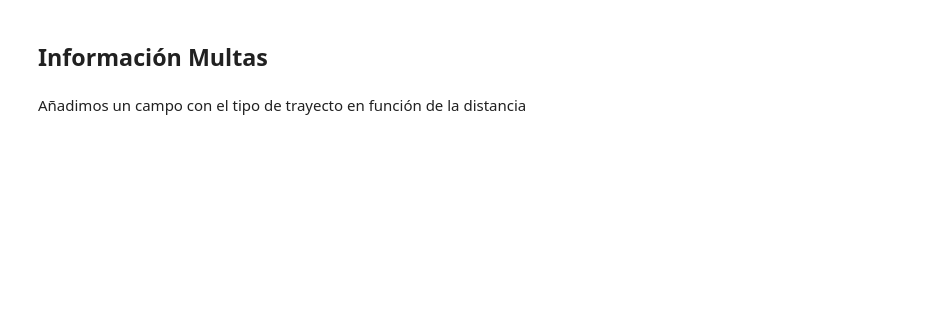
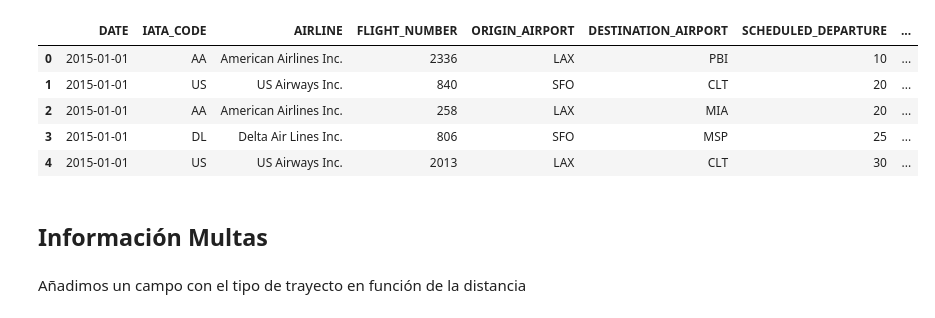
Before and after one commit to inesgfortis/Aircraft_Delays_Analysis, a Jupyter notebook: AnálisisMultas.ipynb, the cells around one changed output. Drawn from its saved outputs; the diff is of its cells as text; code cells hidden in the pictures; blank space fills up the shorter version.

```diff
--- a/AnálisisMultas.ipynb
+++ b/AnálisisMultas.ipynb
@@ -7,9 +28,20 @@ import seaborn as sns
 # %%
-df = pd.read_csv("flightsCleaned.csv")
-# Poner la fecha de tipo datetime
+# Añadimos el FlightNum como variable categórica
+df['FLIGHT_NUMBER']=df['FLIGHT_NUMBER'].astype(object)
+
+# Configuramos DATE como variable de tipo datetime
 df['DATE'] = pd.to_datetime(df['DATE'])
+
+# Mostramos el dataset
 pd.set_option('display.max_columns', None)
 df.head()
+# %% [output]
+|  | DATE | IATA_CODE | AIRLINE | FLIGHT_NUMBER | ORIGIN_AIRPORT | DESTINATION_AIRPORT | SCHEDULED_DEPARTURE | ... |
+| 0 | 2015-01-01 | AA | American Airlines Inc. | 2336 | LAX | PBI | 10 | ... |
+| 1 | 2015-01-01 | US | US Airways Inc. | 840 | SFO | CLT | 20 | ... |
+| 2 | 2015-01-01 | AA | American Airlines Inc. | 258 | LAX | MIA | 20 | ... |
+| 3 | 2015-01-01 | DL | Delta Air Lines Inc. | 806 | SFO | MSP | 25 | ... |
+| 4 | 2015-01-01 | US | US Airways Inc. | 2013 | LAX | CLT | 30 | ... |
 # %% [markdown]
 ## Información Multas
 # %% [markdown]
```
Also changed, not shown: parts of 10 cells of this notebook, 3 other files.
